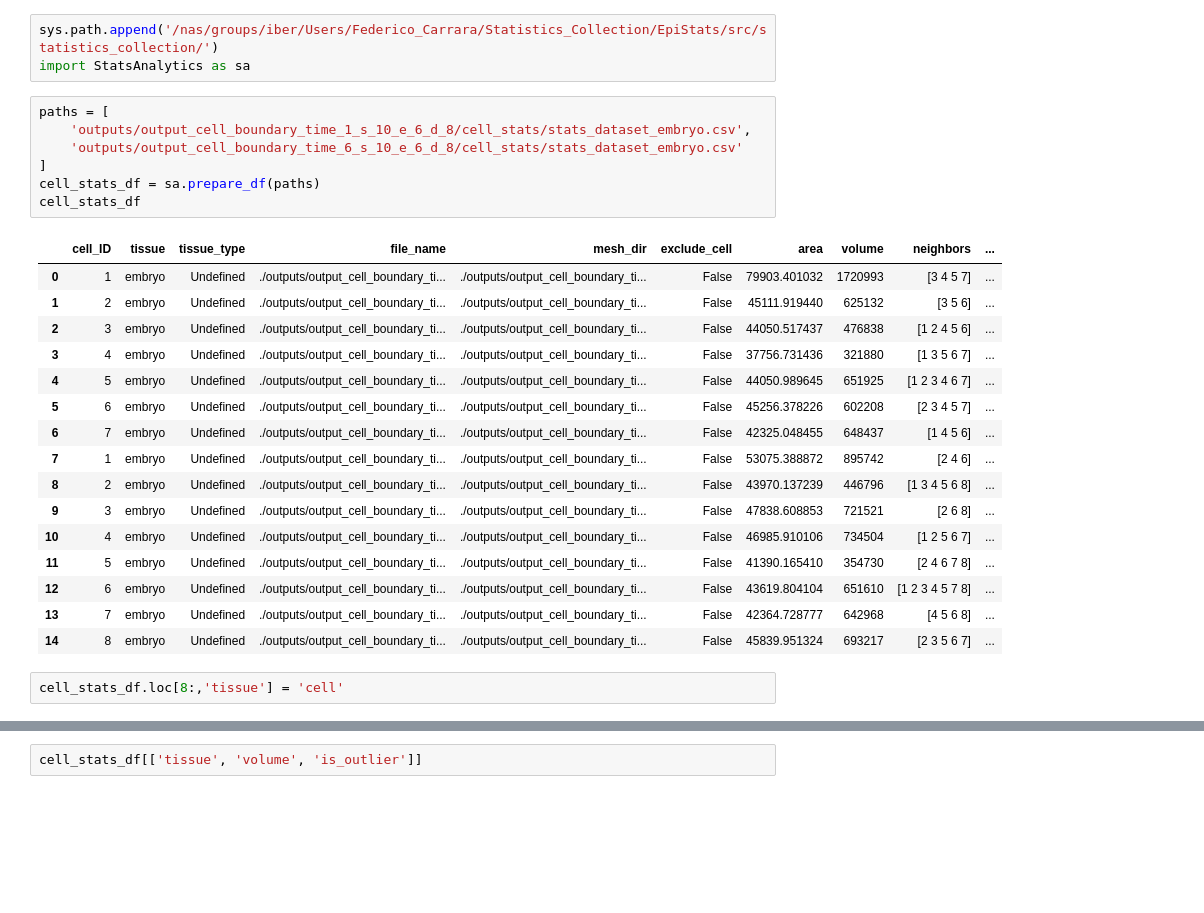
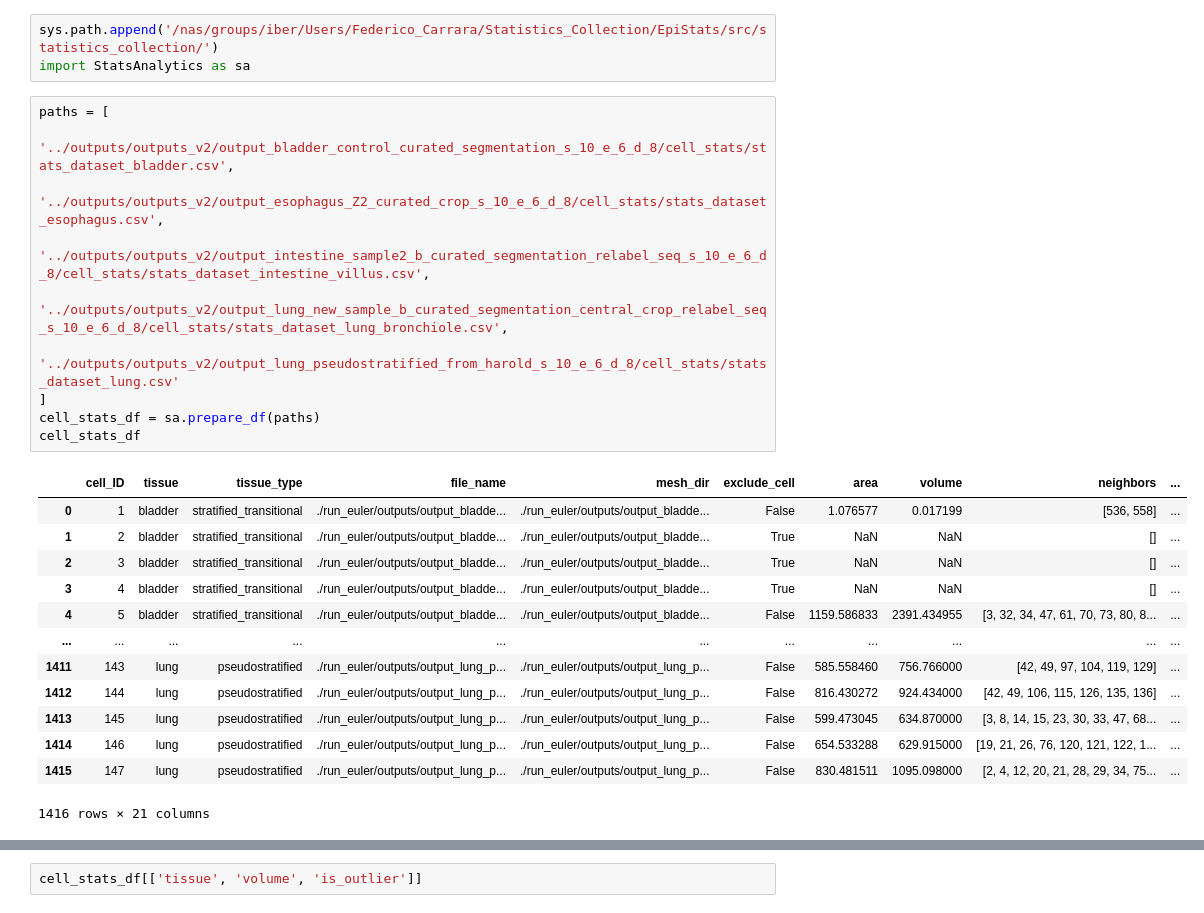
Before and after one commit to AntanasMurelis/EpiStats, a Jupyter notebook: notebooks/test_analytics.ipynb, the cells around one changed output, grey strips where cells are left out. Drawn from its saved outputs; the diff is of its cells as text; blank space fills up the shorter version.

```diff
--- a/notebooks/test_analytics.ipynb
+++ b/notebooks/test_analytics.ipynb
@@ -8,30 +8,28 @@ sys.path.append('/nas/groups/iber/Users/Federico_Carrara/Statistics_Collection/E
 import StatsAnalytics as sa
 # %%
 paths = [
-    'outputs/output_cell_boundary_time_1_s_10_e_6_d_8/cell_stats/stats_dataset_embryo.csv',
-    'outputs/output_cell_boundary_time_6_s_10_e_6_d_8/cell_stats/stats_dataset_embryo.csv'
+    '../outputs/outputs_v2/output_bladder_control_curated_segmentation_s_10_e_6_d_8/cell_stats/stats_dataset_bladder.csv',
+    '../outputs/outputs_v2/output_esophagus_Z2_curated_crop_s_10_e_6_d_8/cell_stats/stats_dataset_esophagus.csv',
+    '../outputs/outputs_v2/output_intestine_sample2_b_curated_segmentation_relabel_seq_s_10_e_6_d_8/cell_stats/stats_dataset_intestine_villus.csv',
+    '../outputs/outputs_v2/output_lung_new_sample_b_curated_segmentation_central_crop_relabel_seq_s_10_e_6_d_8/cell_stats/stats_dataset_lung_bronchiole.csv',
+    '../outputs/outputs_v2/output_lung_pseudostratified_from_harold_s_10_e_6_d_8/cell_stats/stats_dataset_lung.csv'
 ]
 cell_stats_df = sa.prepare_df(paths)
 cell_stats_df
 # %% [output]
 |  | cell_ID | tissue | tissue_type | file_name | mesh_dir | exclude_cell | area | volume | neighbors | ... |
-| 0 | 1 | embryo | Undefined | ./outputs/output_cell_boundary_ti... | ./outputs/output_cell_boundary_ti... | False | 79903.401032 | 1720993 | [3 4 5 7] | ... |
-| 1 | 2 | embryo | Undefined | ./outputs/output_cell_boundary_ti... | ./outputs/output_cell_boundary_ti... | False | 45111.919440 | 625132 | [3 5 6] | ... |
-| 2 | 3 | embryo | Undefined | ./outputs/output_cell_boundary_ti... | ./outputs/output_cell_boundary_ti... | False | 44050.517437 | 476838 | [1 2 4 5 6] | ... |
-| 3 | 4 | embryo | Undefined | ./outputs/output_cell_boundary_ti... | ./outputs/output_cell_boundary_ti... | False | 37756.731436 | 321880 | [1 3 5 6 7] | ... |
-| 4 | 5 | embryo | Undefined | ./outputs/output_cell_boundary_ti... | ./outputs/output_cell_boundary_ti... | False | 44050.989645 | 651925 | [1 2 3 4 6 7] | ... |
-| 5 | 6 | embryo | Undefined | ./outputs/output_cell_boundary_ti... | ./outputs/output_cell_boundary_ti... | False | 45256.378226 | 602208 | [2 3 4 5 7] | ... |
-| 6 | 7 | embryo | Undefined | ./outputs/output_cell_boundary_ti... | ./outputs/output_cell_boundary_ti... | False | 42325.048455 | 648437 | [1 4 5 6] | ... |
-| 7 | 1 | embryo | Undefined | ./outputs/output_cell_boundary_ti... | ./outputs/output_cell_boundary_ti... | False | 53075.388872 | 895742 | [2 4 6] | ... |
-| 8 | 2 | embryo | Undefined | ./outputs/output_cell_boundary_ti... | ./outputs/output_cell_boundary_ti... | False | 43970.137239 | 446796 | [1 3 4 5 6 8] | ... |
-| 9 | 3 | embryo | Undefined | ./outputs/output_cell_boundary_ti... | ./outputs/output_cell_boundary_ti... | False | 47838.608853 | 721521 | [2 6 8] | ... |
-| 10 | 4 | embryo | Undefined | ./outputs/output_cell_boundary_ti... | ./outputs/output_cell_boundary_ti... | False | 46985.910106 | 734504 | [1 2 5 6 7] | ... |
-| 11 | 5 | embryo | Undefined | ./outputs/output_cell_boundary_ti... | ./outputs/output_cell_boundary_ti... | False | 41390.165410 | 354730 | [2 4 6 7 8] | ... |
-| 12 | 6 | embryo | Undefined | ./outputs/output_cell_boundary_ti... | ./outputs/output_cell_boundary_ti... | False | 43619.804104 | 651610 | [1 2 3 4 5 7 8] | ... |
-| 13 | 7 | embryo | Undefined | ./outputs/output_cell_boundary_ti... | ./outputs/output_cell_boundary_ti... | False | 42364.728777 | 642968 | [4 5 6 8] | ... |
-| 14 | 8 | embryo | Undefined | ./outputs/output_cell_boundary_ti... | ./outputs/output_cell_boundary_ti... | False | 45839.951324 | 693217 | [2 3 5 6 7] | ... |
+| 0 | 1 | bladder | stratified_transitional | ./run_euler/outputs/output_bladde... | ./run_euler/outputs/output_bladde... | False | 1.076577 | 0.017199 | [536, 558] | ... |
+| 1 | 2 | bladder | stratified_transitional | ./run_euler/outputs/output_bladde... | ./run_euler/outputs/output_bladde... | True | NaN | NaN | [] | ... |
+| 2 | 3 | bladder | stratified_transitional | ./run_euler/outputs/output_bladde... | ./run_euler/outputs/output_bladde... | True | NaN | NaN | [] | ... |
+| 3 | 4 | bladder | stratified_transitional | ./run_euler/outputs/output_bladde... | ./run_euler/outputs/output_bladde... | True | NaN | NaN | [] | ... |
+| 4 | 5 | bladder | stratified_transitional | ./run_euler/outputs/output_bladde... | ./run_euler/outputs/output_bladde... | False | 1159.586833 | 2391.434955 | [3, 32, 34, 47, 61, 70, 73, 80, 8... | ... |
+| ... | ... | ... | ... | ... | ... | ... | ... | ... | ... | ... |
+| 1411 | 143 | lung | pseudostratified | ./run_euler/outputs/output_lung_p... | ./run_euler/outputs/output_lung_p... | False | 585.558460 | 756.766000 | [42, 49, 97, 104, 119, 129] | ... |
+| 1412 | 144 | lung | pseudostratified | ./run_euler/outputs/output_lung_p... | ./run_euler/outputs/output_lung_p... | False | 816.430272 | 924.434000 | [42, 49, 106, 115, 126, 135, 136] | ... |
+| 1413 | 145 | lung | pseudostratified | ./run_euler/outputs/output_lung_p... | ./run_euler/outputs/output_lung_p... | False | 599.473045 | 634.870000 | [3, 8, 14, 15, 23, 30, 33, 47, 68... | ... |
+| 1414 | 146 | lung | pseudostratified | ./run_euler/outputs/output_lung_p... | ./run_euler/outputs/output_lung_p... | False | 654.533288 | 629.915000 | [19, 21, 26, 76, 120, 121, 122, 1... | ... |
+| 1415 | 147 | lung | pseudostratified | ./run_euler/outputs/output_lung_p... | ./run_euler/outputs/output_lung_p... | False | 830.481511 | 1095.098000 | [2, 4, 12, 20, 21, 28, 29, 34, 75... | ... |
+1416 rows × 21 columns
-# %%
-cell_stats_df.loc[8:,'tissue'] = 'cell'
 # %%
 sa.detect_outliers(
     cell_stats_df,
```
Also changed, not shown: parts of 18 cells of this notebook, 4 other files.
